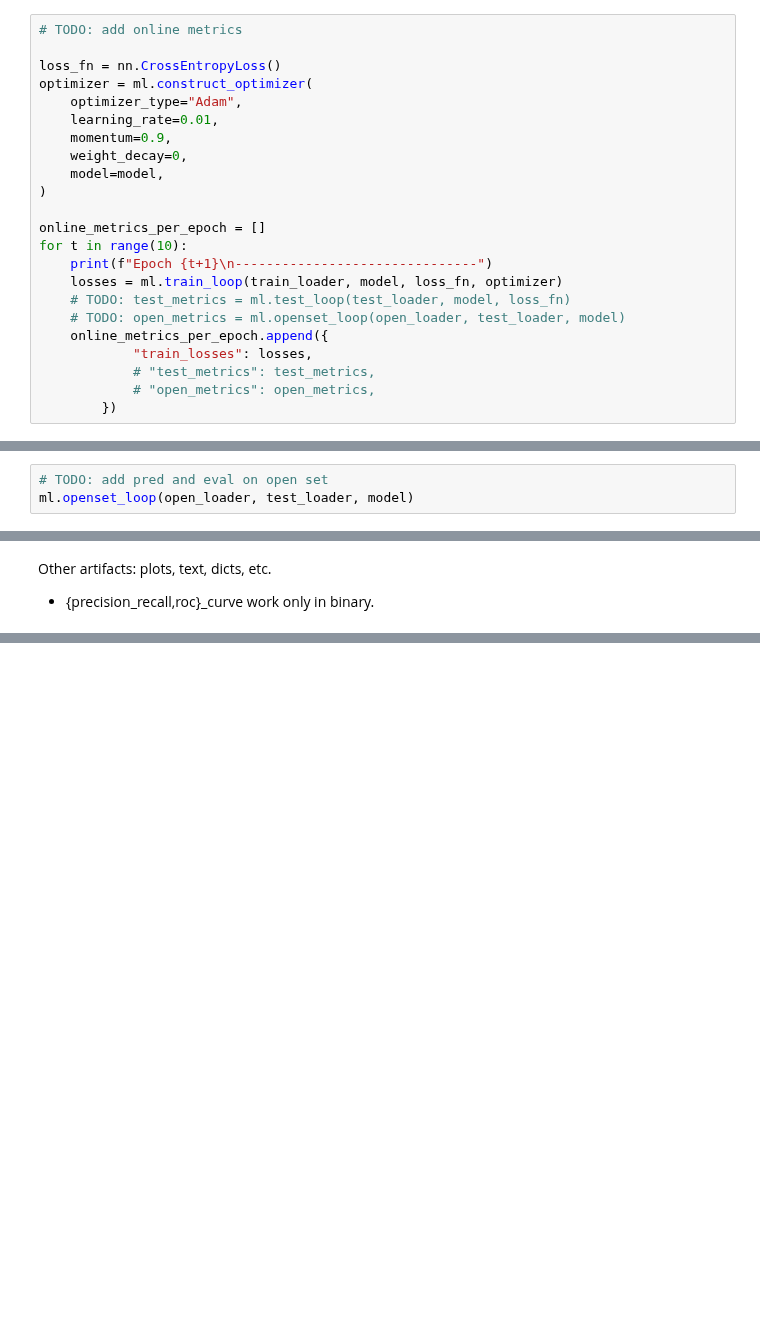
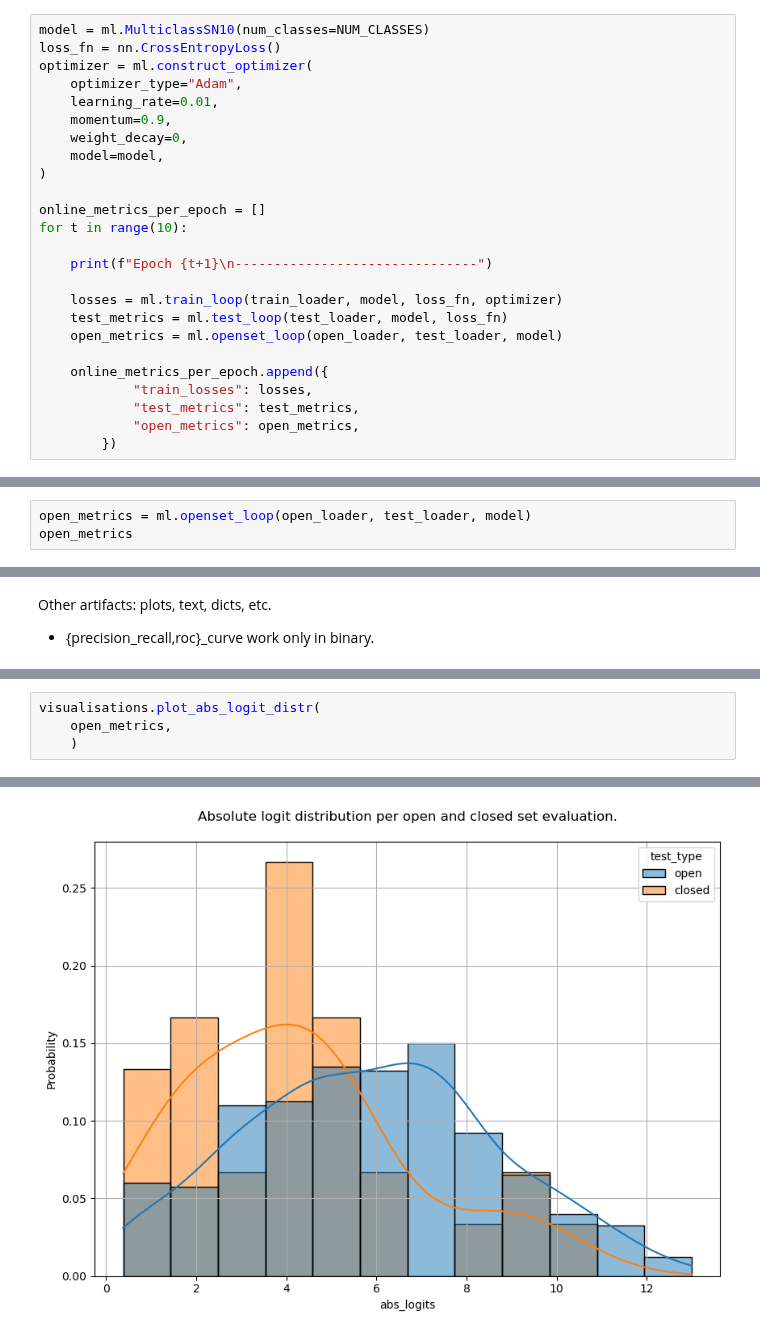
Before and after one commit to csi-greifflab/negative-class-optimization, a Jupyter notebook: notebooks/14_OSK_MulticlassSN10.ipynb, the cells around one changed output, grey strips where cells are left out. Cells and saved outputs as stored; diff of their text form; blank space fills up the shorter version.

Commit message:
Finalized nb version of MulticlassSN10

```diff
--- a/notebooks/14_OSK_MulticlassSN10.ipynb
+++ b/notebooks/14_OSK_MulticlassSN10.ipynb
@@ -102,6 +85,5 @@ Train
 # %%
-# TODO: add online metrics
-
+model = ml.MulticlassSN10(num_classes=NUM_CLASSES)
 loss_fn = nn.CrossEntropyLoss()
 optimizer = ml.construct_optimizer(
     optimizer_type="Adam",
@@ -113,14 +95,17 @@ optimizer = ml.construct_optimizer(
 
 online_metrics_per_epoch = []
 for t in range(10):
+
     print(f"Epoch {t+1}\n-------------------------------")
+
     losses = ml.train_loop(train_loader, model, loss_fn, optimizer)
-    # TODO: test_metrics = ml.test_loop(test_loader, model, loss_fn)
-    # TODO: open_metrics = ml.openset_loop(open_loader, test_loader, model)
+    test_metrics = ml.test_loop(test_loader, model, loss_fn)
+    open_metrics = ml.openset_loop(open_loader, test_loader, model)
+
     online_metrics_per_epoch.append({
             "train_losses": losses,
-            # "test_metrics": test_metrics,
-            # "open_metrics": open_metrics,
+            "test_metrics": test_metrics,
+            "open_metrics": open_metrics,
         })
 # %% [output]
 Epoch 1
@@ -217,6 +200,6 @@ metrics_closed
 # %% [markdown]
 Open set classification with MulticlassSN10
 # %%
-# TODO: add pred and eval on open set
-ml.openset_loop(open_loader, test_loader, model)
+open_metrics = ml.openset_loop(open_loader, test_loader, model)
+open_metrics
 # %% [output]
@@ -272,0 +247,5 @@ disp.plot()
+# %%
+visualisations.plot_abs_logit_distr(
+    open_metrics,
+    )
+# %% [output]
@@ -272,0 +254 @@ disp.plot()
+[figure, added]
```
Also changed, not shown: parts of 13 cells of this notebook, 5 other files.
